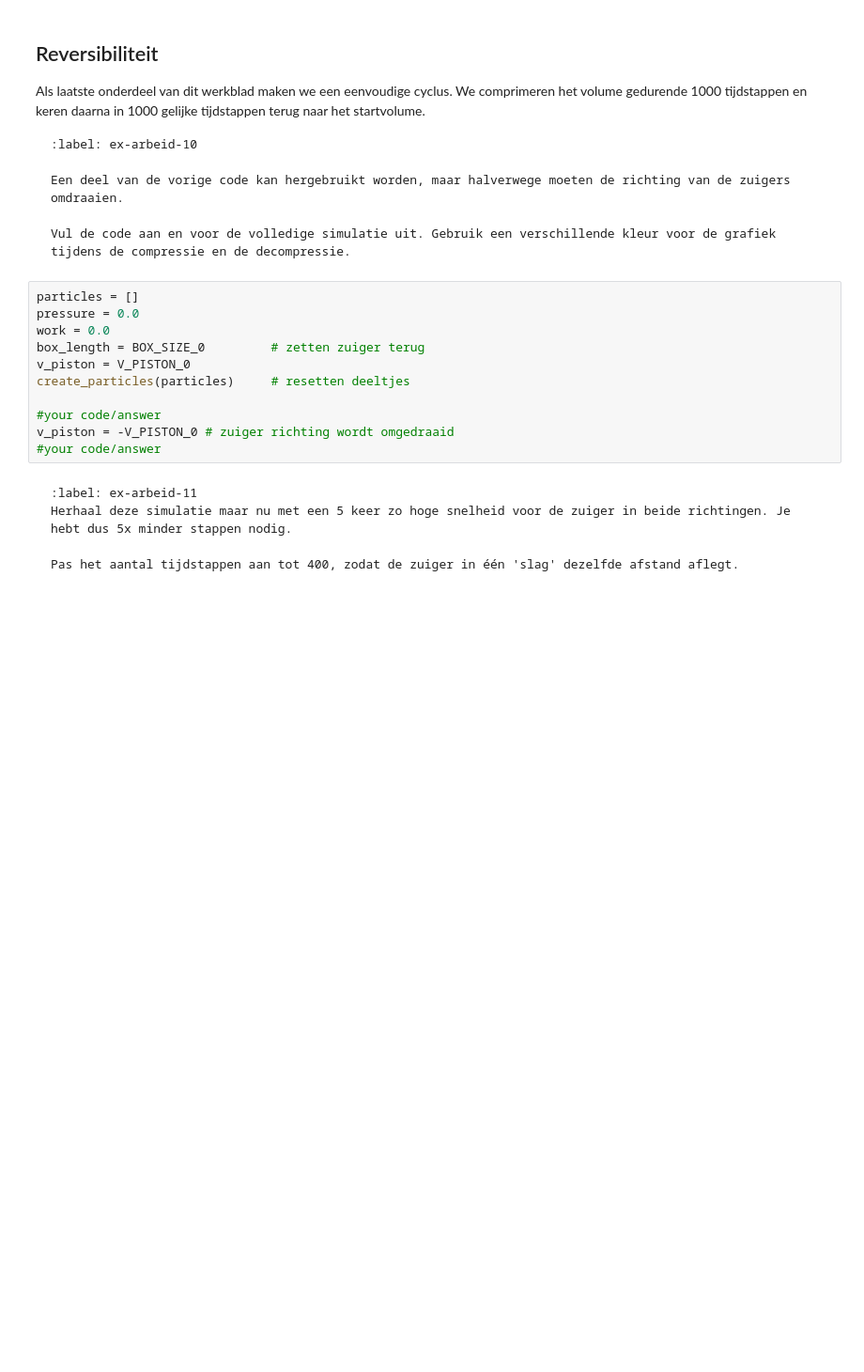
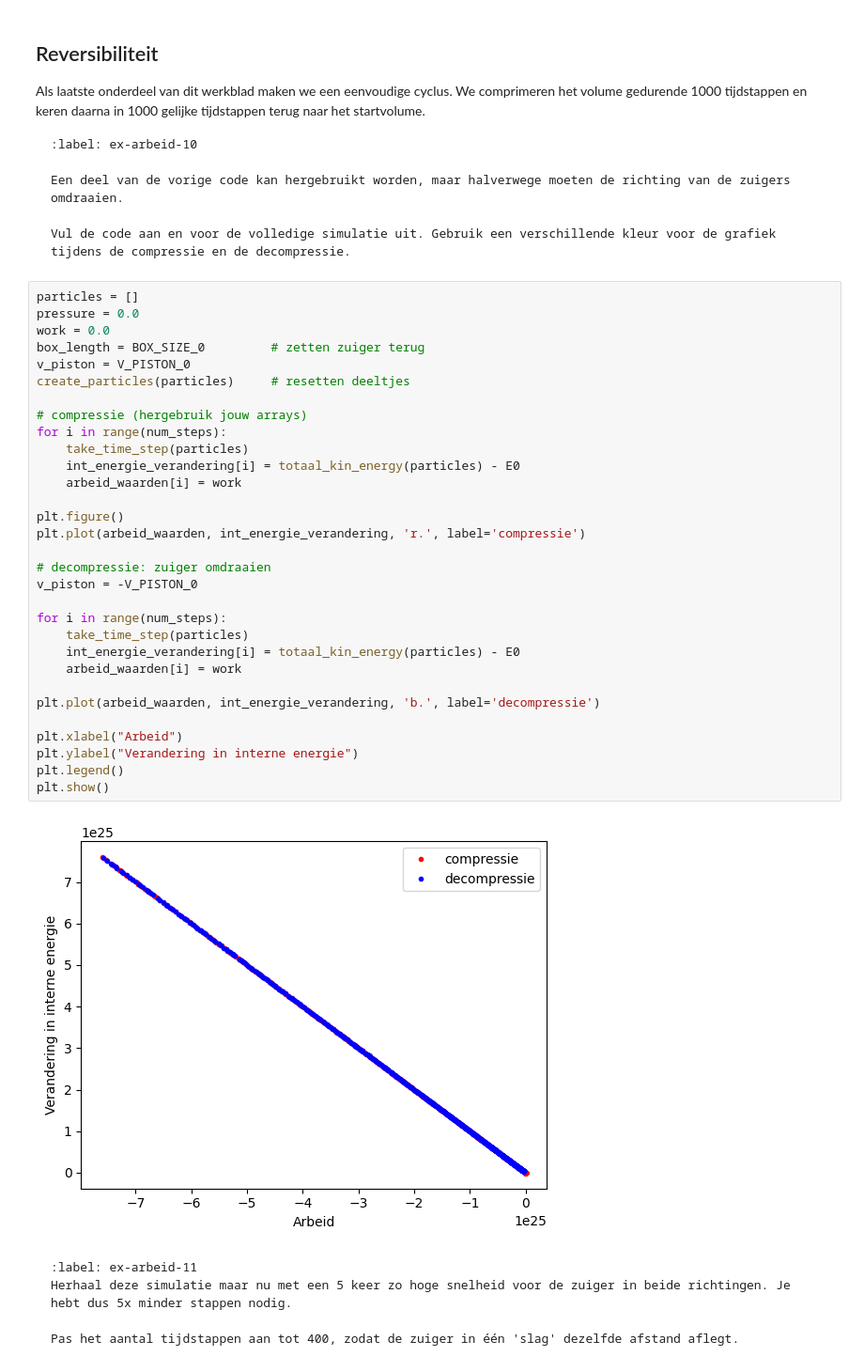
Before and after one commit to qsanson/Kwadraat, a Jupyter notebook: Content/PySim/7_arbeid.ipynb, the cells around one changed output. Shown at 94% size. Cells and saved outputs as stored; diff of their text form; blank space fills up the shorter version.

````diff
--- a/Content/PySim/7_arbeid.ipynb
+++ b/Content/PySim/7_arbeid.ipynb
@@ -514,14 +535,36 @@ Vul de code aan en voor de volledige simulatie uit. Gebruik een verschillende kl
 # %%
 particles = []
 pressure = 0.0
 work = 0.0
 box_length = BOX_SIZE_0         # zetten zuiger terug
 v_piston = V_PISTON_0
 create_particles(particles)     # resetten deeltjes
 
-#your code/answer
-v_piston = -V_PISTON_0 # zuiger richting wordt omgedraaid
-#your code/answer
+# compressie (hergebruik jouw arrays)
+for i in range(num_steps):
+    take_time_step(particles)
+    int_energie_verandering[i] = totaal_kin_energy(particles) - E0
+    arbeid_waarden[i] = work
+
+plt.figure()
+plt.plot(arbeid_waarden, int_energie_verandering, 'r.', label='compressie')
+
+# decompressie: zuiger omdraaien
+v_piston = -V_PISTON_0
+
+for i in range(num_steps):
+    take_time_step(particles)
+    int_energie_verandering[i] = totaal_kin_energy(particles) - E0
+    arbeid_waarden[i] = work
+
+plt.plot(arbeid_waarden, int_energie_verandering, 'b.', label='decompressie')
+
+plt.xlabel("Arbeid")
+plt.ylabel("Verandering in interne energie")
+plt.legend()
+plt.show()
+# %% [output]
+[figure, added]
 # %% [markdown]
 ```{exercise} Afhankelijk van snelheid
 :label: ex-arbeid-11
````
Also changed, not shown: parts of 6 cells of this notebook.
